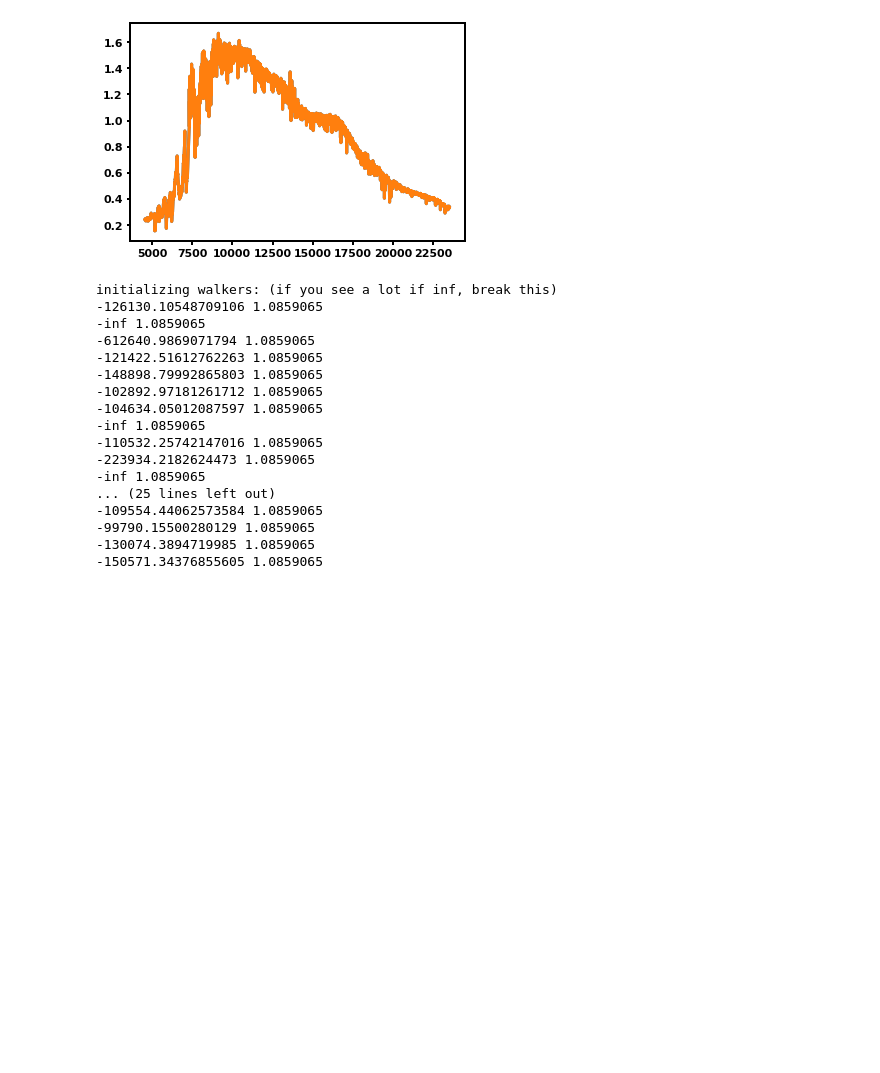
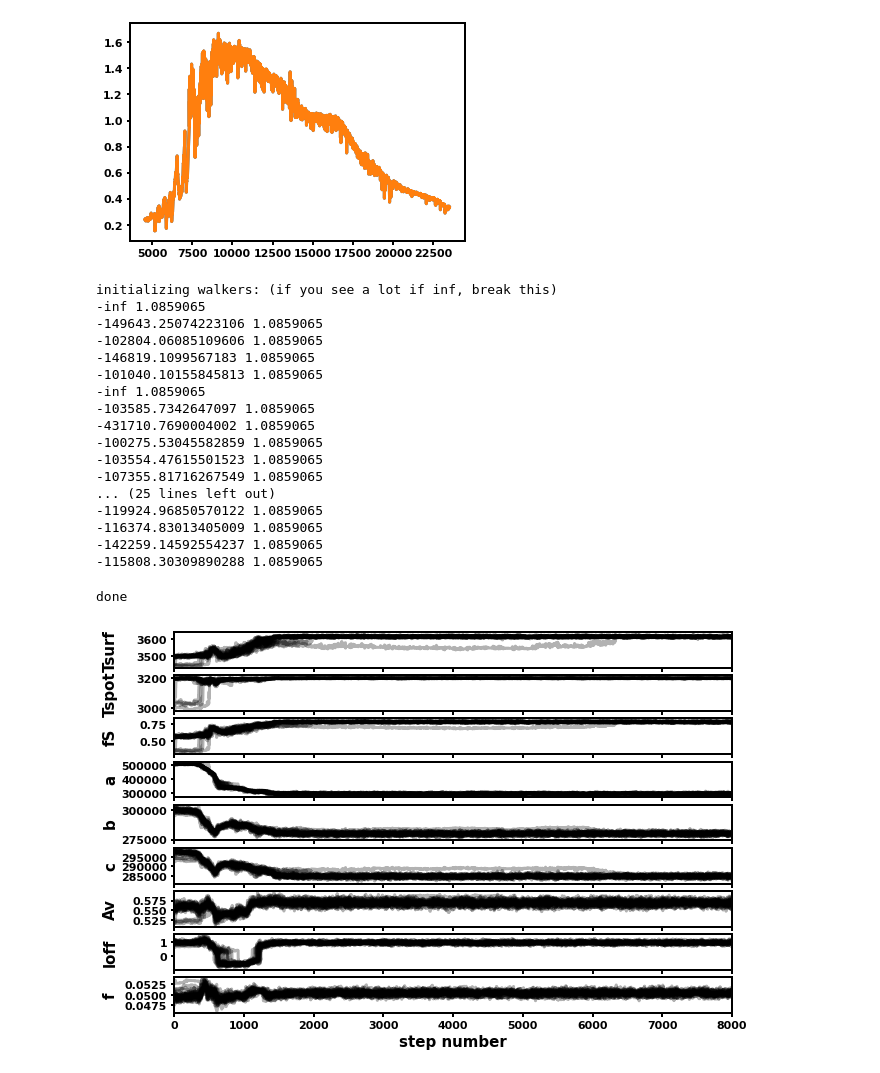
Before and after one commit to awmann/K233Spots, a Jupyter notebook: multi_spec_fit.ipynb, the cells around one changed output. Cells and saved outputs as stored; diff of their text form; code cells hidden in the pictures; blank space fills up the shorter version.

```diff
--- a/multi_spec_fit.ipynb
+++ b/multi_spec_fit.ipynb
@@ -126,6 +126,9 @@ opticalspec = obsspec[l4]
 opticalwav = obswav[l4]
 opticalerr = obserr[l4]
 l5 = np.where((obswav > 4000) & (obswav<23500) & (obsspec/obserr > 15))
+
+l5 = np.where((obswav > 4000) & (obswav<23500) & (obsspec/obserr > 15) & ((obswav > 6800)|(obswav<6300)))
+
 obsspec_cut = obsspec[l5]
 obswav_cut = obswav[l5]
 obserr_cut = obserr[l5]
@@ -193,7 +196,7 @@ ext = F19(Rv=3.1)
 #define functions for MCMC
 def ln_prior(theta):
     Tsurf, Tspot, fS, a, b, c, AV, loff, f = theta
-    if AV > 1.8 or AV < 0.1 or (loff < -2) or (loff > 2) or (Tspot < 1500) or (Tspot > 3900) or (Tsurf < 1500) or (Tsurf > 3900) or fS < 0.0 or fS > 1.0 or f < 0 or f > 10 or Tspot>(Tsurf-200):
+    if AV > 1.8 or AV < 0.2 or (loff < -2) or (loff > 2) or (Tspot < 1500) or (Tspot > 3900) or (Tsurf < 1500) or (Tsurf > 3900) or fS < 0.0 or fS > 1.0 or f < 0 or f > 10 or Tspot>(Tsurf-200):
         return -np.inf
     return 0
 
@@ -275,6 +278,7 @@ plt.show()
 
 print('if this is inf, we have a problem:')
 initial_guesses = [3540, 3000, 0.5, bluenorm, rednorm, irnorm, 0.8, 0.1, 0.05]
+initial_guesses = [3611, 3000, 0.75, 298591, 280369, 285025, 0.56, -0.923, 0.05]
 print(np.median(ospec))
 print(ln_posterior(initial_guesses,mteff,mspec,mwav,ospec,otype,oerr))
 print(np.median(ospec))
@@ -299,45 +303,49 @@ while len(pos0) < nwalkers:
         pos0.append(trial)
 # %% [output]
 initializing walkers: (if you see a lot if inf, break this)
--126130.10548709106 1.0859065
 -inf 1.0859065
--612640.9869071794 1.0859065
--121422.51612762263 1.0859065
--148898.79992865803 1.0859065
--102892.97181261712 1.0859065
--104634.05012087597 1.0859065
+-149643.25074223106 1.0859065
+-102804.06085109606 1.0859065
+-146819.1099567183 1.0859065
+-101040.10155845813 1.0859065
 -inf 1.0859065
--110532.25742147016 1.0859065
--223934.2182624473 1.0859065
--inf 1.0859065
+-103585.7342647097 1.0859065
+-431710.7690004002 1.0859065
+-100275.53045582859 1.0859065
+-103554.47615501523 1.0859065
+-107355.81716267549 1.0859065
 ... (25 lines left out)
--109554.44062573584 1.0859065
--99790.15500280129 1.0859065
--130074.3894719985 1.0859065
--150571.34376855605 1.0859065
+-119924.96850570122 1.0859065
+-116374.83013405009 1.0859065
+-142259.14592554237 1.0859065
+-115808.30309890288 1.0859065
 # %%
-nsteps = 20000
-burn = 5000
+nsteps = 10000
+burn = 2000
 thin = 1
 
 sampler = emcee.EnsembleSampler(nwalkers, ndim, ln_posterior, args=(mteff,mspec,mwav,ospec,otype,oerr), threads=nthreads)
 sampler.run_mcmc(pos0, nsteps,progress=True)
 
 print('done')
+# %% [output]
+done
 # %%
-labels = ['Tsurf','Tspot','fS','a','Av','loff','f']
+labels = ['Tsurf','Tspot','fS','a','b','c','Av','loff','f']
 fig, axes = plt.subplots(ndim, figsize=(10, 7), sharex=True)
 samples = sampler.get_chain(discard=burn)
 for i in range(ndim):
     ax = axes[i]
     ax.plot(samples[:, :, i], "k", alpha=0.3)
     ax.set_xlim(0, len(samples))
     ax.set_ylabel(labels[i])
     ax.yaxis.set_label_coords(-0.1, 0.5)
 
 axes[-1].set_xlabel("step number");
 #plt.show()
 plt.savefig('Walkers_specfit.pdf')
+# %% [output]
+[figure, added]
 # %%
 flat_samples = sampler.get_chain(discard=burn, thin=thin, flat=True)
 print(flat_samples.shape)
```
Also changed, not shown: parts of 3 cells of this notebook.
